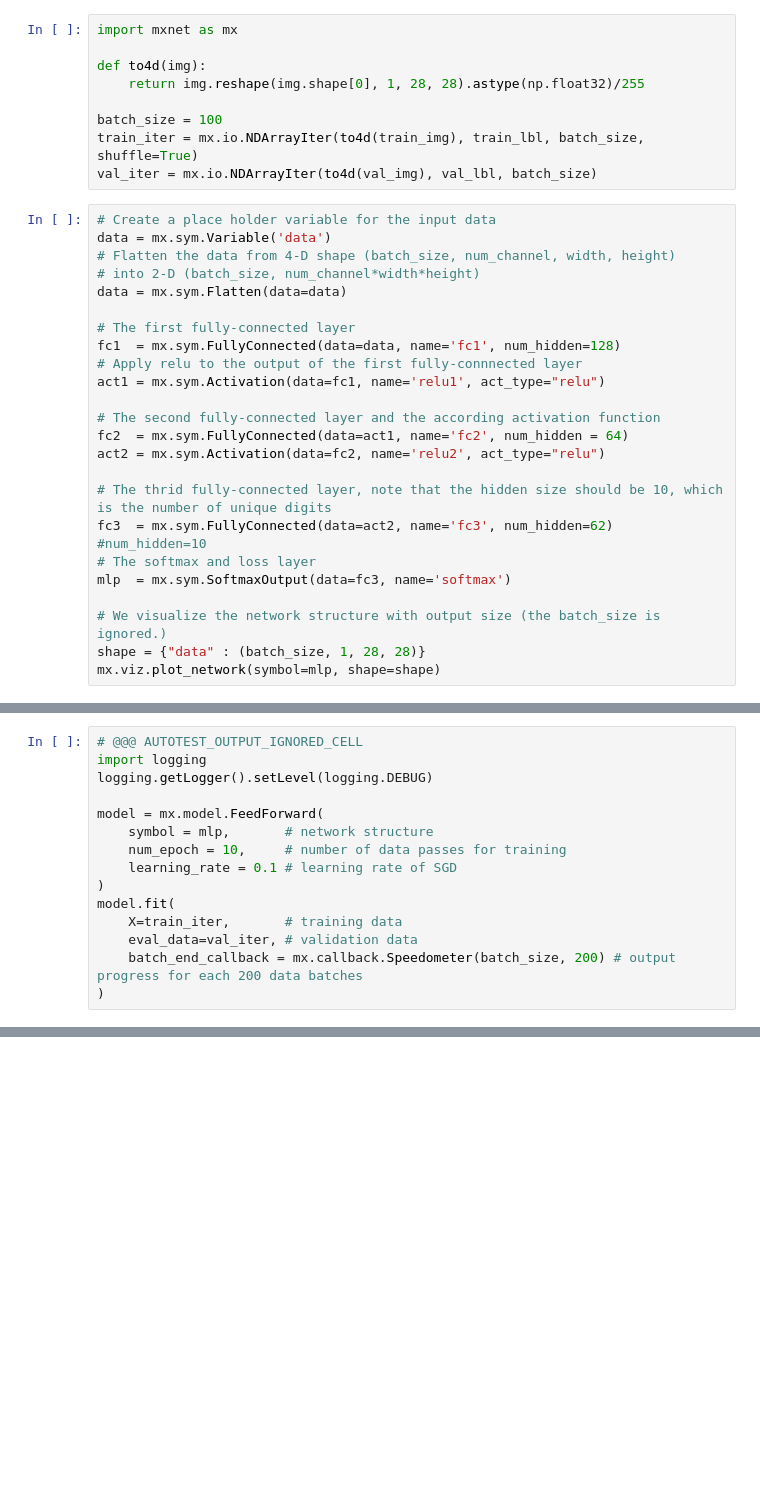
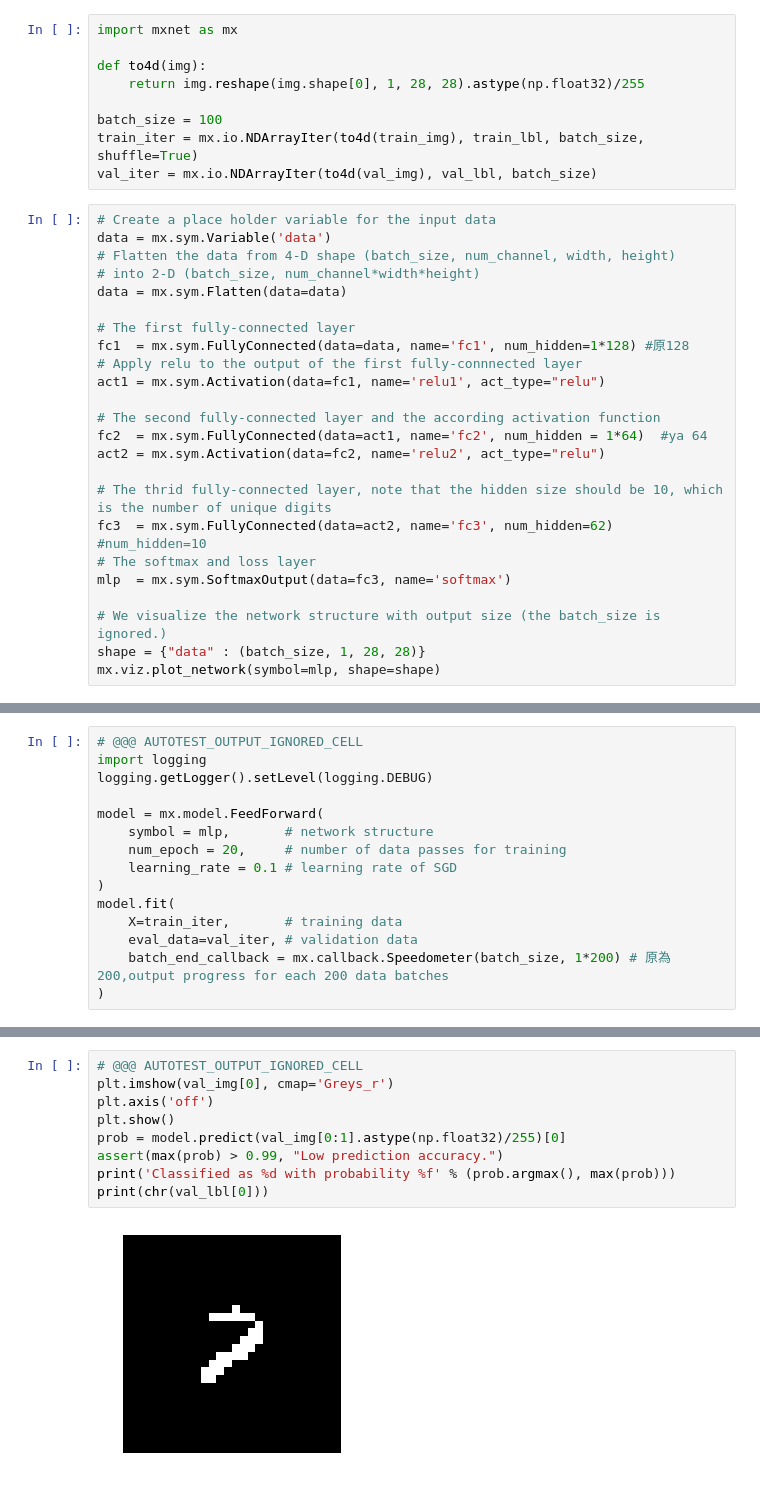
Before and after one commit to zzmingxxxx/CR, a Jupyter notebook: sd19arrayNpz_10604.ipynb, the cells around one changed output, grey strips where cells are left out. Saved outputs shown, nothing was run; the diff lists cells and outputs as text; blank space fills up the shorter version.

```diff
--- a/sd19arrayNpz_10604.ipynb
+++ b/sd19arrayNpz_10604.ipynb
@@ -366,12 +194,12 @@ data = mx.sym.Variable('data')
 data = mx.sym.Flatten(data=data)
 
 # The first fully-connected layer
-fc1  = mx.sym.FullyConnected(data=data, name='fc1', num_hidden=128)
+fc1  = mx.sym.FullyConnected(data=data, name='fc1', num_hidden=1*128) #原128
 # Apply relu to the output of the first fully-connnected layer
 act1 = mx.sym.Activation(data=fc1, name='relu1', act_type="relu")
 
 # The second fully-connected layer and the according activation function
-fc2  = mx.sym.FullyConnected(data=act1, name='fc2', num_hidden = 64)
+fc2  = mx.sym.FullyConnected(data=act1, name='fc2', num_hidden = 1*64)  #ya 64
 act2 = mx.sym.Activation(data=fc2, name='relu2', act_type="relu")
 
 # The thrid fully-connected layer, note that the hidden size should be 10, which is the number of unique digits
@@ -391,13 +219,13 @@ logging.getLogger().setLevel(logging.DEBUG)
 
 model = mx.model.FeedForward(
     symbol = mlp,       # network structure
-    num_epoch = 10,     # number of data passes for training
+    num_epoch = 20,     # number of data passes for training
     learning_rate = 0.1 # learning rate of SGD
 )
 model.fit(
     X=train_iter,       # training data
     eval_data=val_iter, # validation data
-    batch_end_callback = mx.callback.Speedometer(batch_size, 200) # output progress for each 200 data batches
+    batch_end_callback = mx.callback.Speedometer(batch_size, 1*200) # 原為200,output progress for each 200 data batches
 )
 # %% [output]
 INFO:root:Start training with [cpu(0)]
@@ -569,0 +250,11 @@ it cost: 00:00:16
+# %%
+# @@@ AUTOTEST_OUTPUT_IGNORED_CELL
+plt.imshow(val_img[0], cmap='Greys_r')
+plt.axis('off')
+plt.show()
+prob = model.predict(val_img[0:1].astype(np.float32)/255)[0]
+assert(max(prob) > 0.99, "Low prediction accuracy.")
+print('Classified as %d with probability %f' % (prob.argmax(), max(prob)))
+print(chr(val_lbl[0]))
+# %% [output]
+[figure, added]
```
Also changed, not shown: parts of 10 cells of this notebook.
